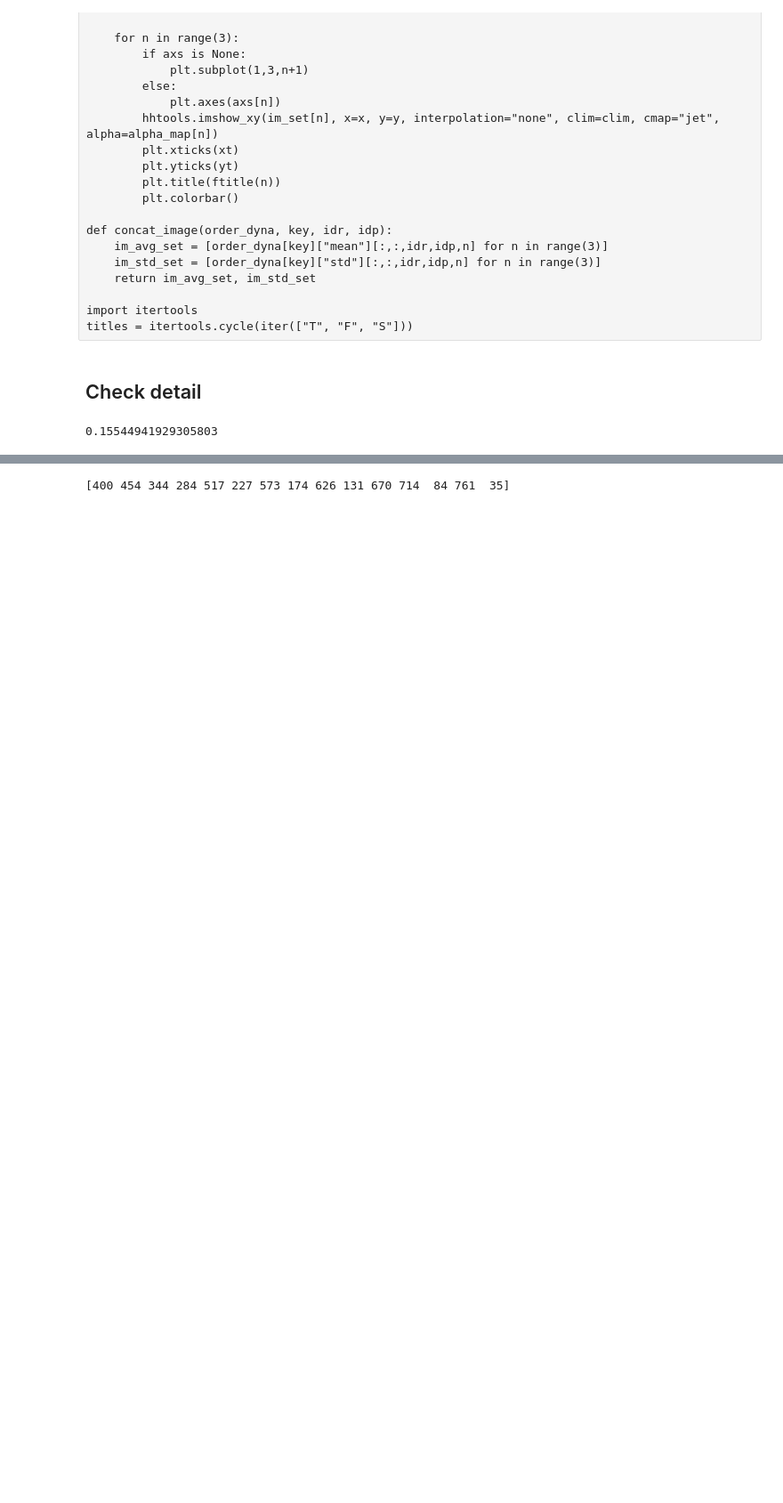
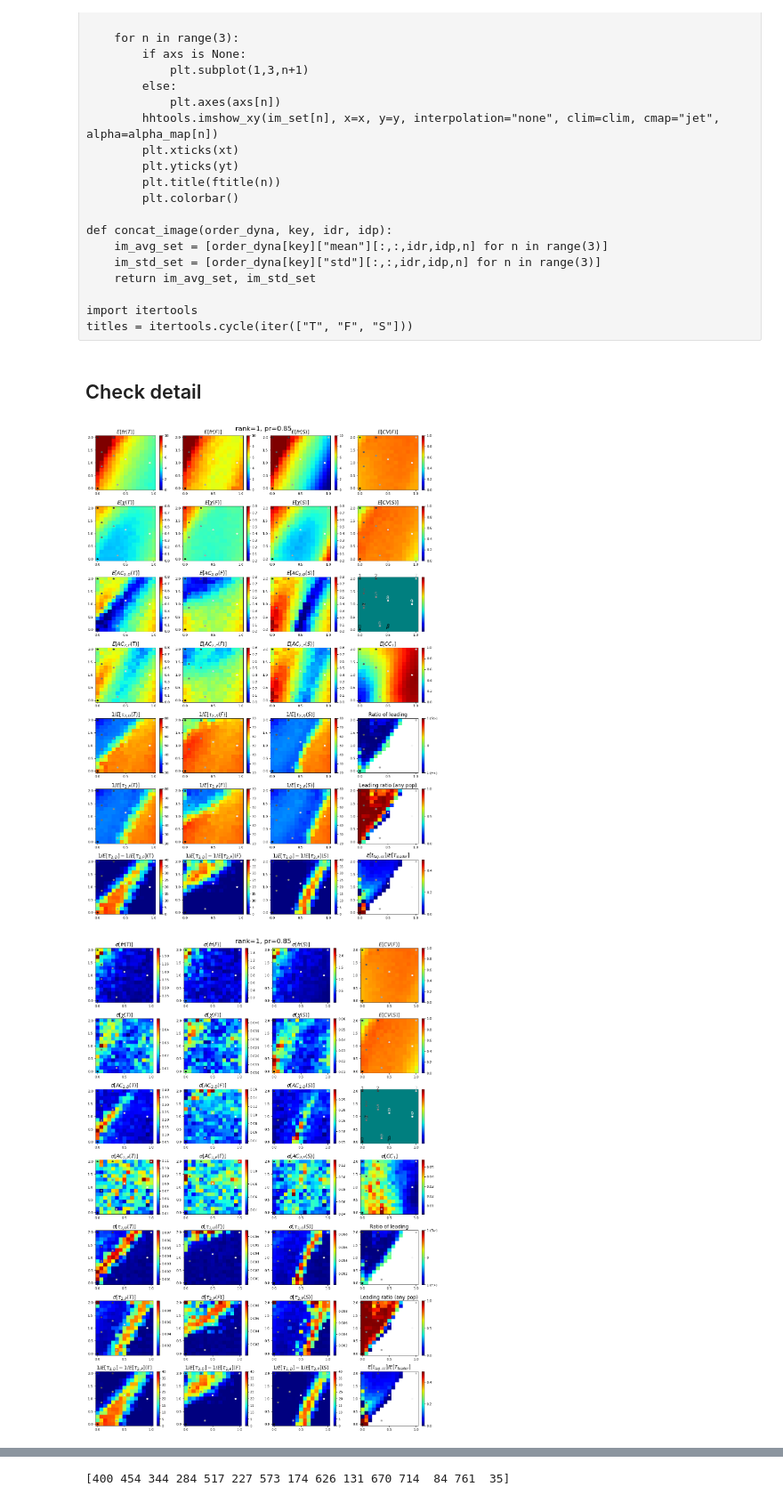
Before and after one commit to jyKim-97/hh_neuralnet, a Jupyter notebook: three_pop_mpi/asym_link_analysis.ipynb, the cells around one changed output, grey strips where cells are left out. Shown at 89% size. Cells and saved outputs as stored; diff of their text form; code cells hidden in the pictures; blank space fills up the shorter version.

```diff
--- a/three_pop_mpi/asym_link_analysis.ipynb
+++ b/three_pop_mpi/asym_link_analysis.ipynb
@@ -415,8 +416,7 @@ def gen_full_figure(obj, order_dyna, id_r, id_p, w=15, dpi=120, vmin_p=0.1, vmax
     sum_ratio += np.sum(tau_cc < 0, axis=2) / tau_cc.shape[2]
     sum_ratio[sum_ratio == 0] = np.nan
     _, cbar = draw_single(sum_ratio, axs[5][3], clim=(0, 1), title="Leading ratio (any pop)", show_diff=False)
-    cbar.ax.set_yticks([0, 1])
-    cbar.ax.set_yticklabels(['0', '1'])
+    cbar.ax.set_yticks([0, 0.5, 1])
 
     # ---------------------  Delta Phi ---------------------
     tau_cc_avg = np.average(tau_cc, axis=2)
@@ -424,12 +424,12 @@ def gen_full_figure(obj, order_dyna, id_r, id_p, w=15, dpi=120, vmin_p=0.1, vmax
     id_d = pos_ratio < -0.05
 
     dphi = np.zeros(tau_cc.shape[:2])
-    dphi[id_u] = tau_cc_avg[id_u] / tau_avg_large[1][id_u]
-    dphi[id_d] = -tau_cc_avg[id_d] / tau_avg_large[2][id_d]
+    dphi[id_u] = tau_cc_avg[id_u] / tau_avg_large[2][id_u]
+    dphi[id_d] = -tau_cc_avg[id_d] / tau_avg_large[1][id_d]
     dphi[np.isnan(pos_ratio)] = np.nan
 
-    _, cbar = draw_single(dphi, axs[6][3], clim=(0, 0.1), title=r"$E[t_{lag,cc}]/E[T_{leader}]$", show_diff=False)
-    cbar.ax.set_yticks([0, 0.1])
+    _, cbar = draw_single(dphi, axs[6][3], clim=(0, 0.5), title=r"$E[t_{lag,cc}]/E[T_{leader}]$", show_diff=False)
+    cbar.ax.set_yticks([0, 0.2, 0.4])
 
     # ---------------------  White board ---------------------
     im = np.zeros([len(y), len(x), 3])
@@ -446,8 +446,6 @@ def gen_full_figure(obj, order_dyna, id_r, id_p, w=15, dpi=120, vmin_p=0.1, vmax
     if pts is not None:
         for i in range(len(axs)):
             for j in range(len(axs[0])):
-                if i == 6 and j == 3:
-                    continue
                 for n, r in enumerate(pts):
                     nr, nc = r[0], r[1]
                     c = cmap((n+0.5)/len(pts))
@@ -500,14 +498,18 @@ for i in range(2):
 # %%
 # Test
 #
-pts = [[14, 0], [14, 4], [9, 0], [7, 1], [10, 4], [7, 5], [5, 5], [5, 7], [5, 9], [5, 12]] # idr=1, idpr=5
+# pts = [[0, 0], [14, 0], [14, 4], [9, 0], [7, 1], [10, 4], [7, 5], [5, 5], [5, 7], [5, 9], [5, 12]] # idr=1, idpr=5
+pts = [[0, 0], [14, 0], [14, 4], [10, 1], [6, 1], [9, 4], [1, 5], [14, 14], [8, 7], [7, 13]]
 # pts = [[14, 0], [14, 1], [14, 2], [14, 4], [14, 14], [9, 0], [8, 0], [1, 2]]
 
 nid = 1
 npr = 5
 
 gen_full_figure(obj, order_dyna, nid, npr, dpi=80, vmin_p=0.2, vmax_p=0.8, apply_alpha=False, show_only_std=False, save_dir="./check_nid=%d_npr=%d"%(nid, npr), show_diff=False, pts=pts)
 gen_full_figure(obj, order_dyna, nid, npr, dpi=80, vmin_p=0.2, vmax_p=0.8, apply_alpha=False, show_only_std=True, save_dir="./check_nid=%d_npr=%d"%(nid, npr), show_diff=False, pts=pts)
+# %% [output]
+[figure, added]
+[figure, added]
 # %%
 def draw_quadratic_summary(data, fname=None, xl_raster=(1500, 2500), nsamples=20, wbin_t=1, fs=2000):
 
@@ -612,7 +616,3 @@ for n in range(len(pts)):
 
     fname = "./check_nid=%d_npr=%d/sample_ptr%d.png"%(nid, npr, n)
     draw_quadratic_summary(data, fname=fname)
-# %%
-np.average(order_dyna["ac2p_1st"]["std"][pts[1][0], pts[1][1], nid, npr, 1])
-# %% [output]
-0.15544941929305803
```
Also changed, not shown: parts of 15 cells of this notebook.
